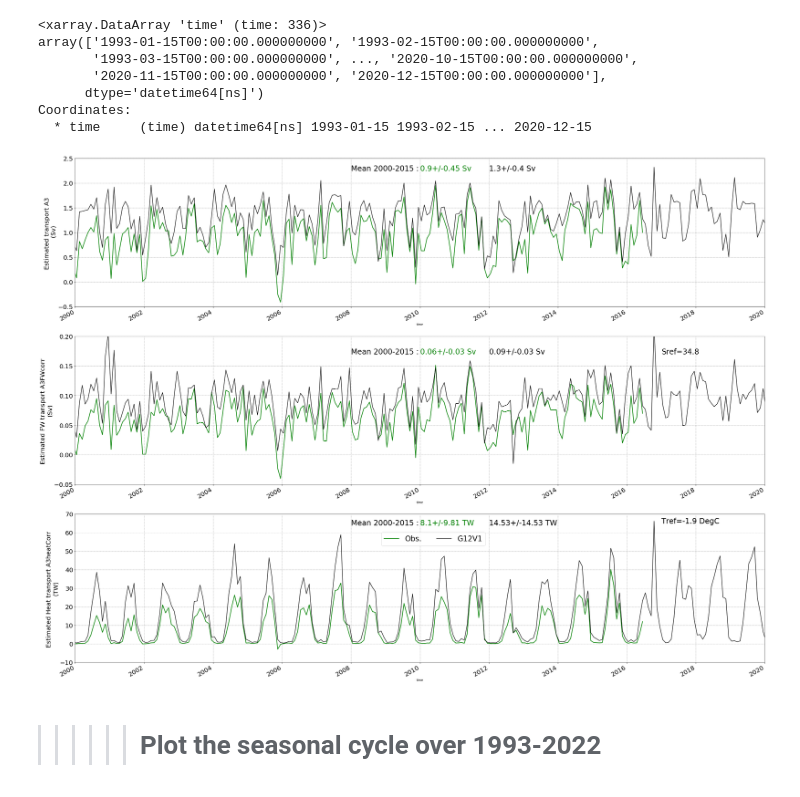
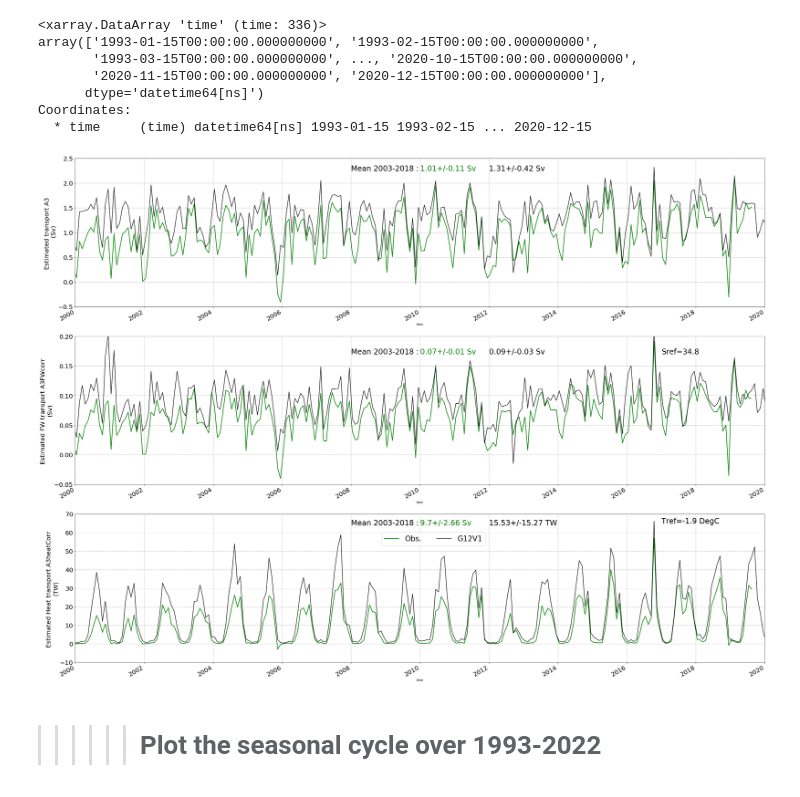
Before and after one commit to ctalandi/TOOLS, a Jupyter notebook: INTERPOLATION/GLORYS12V1/CREG12.L75/BERING/VELOCITY-CORRECTION/Glorys12v1_BERING_BDYs_4CREG12.L75_y19932022.ipynb, the cells around one changed output. Drawn from its saved outputs; the diff is of its cells as text; code cells hidden in the pictures.

```diff
--- a/INTERPOLATION/GLORYS12V1/CREG12.L75/BERING/VELOCITY-CORRECTION/Glorys12v1_BERING_BDYs_4CREG12.L75_y19932022.ipynb
+++ b/INTERPOLATION/GLORYS12V1/CREG12.L75/BERING/VELOCITY-CORRECTION/Glorys12v1_BERING_BDYs_4CREG12.L75_y19932022.ipynb
@@ -122,17 +172,17 @@ ds_M.coords['time']=pd.date_range(start=str(syear_GLORYS12V1AExMercL75)+'-01',\
 # Mean value and std over a specific time window
 if True:
     # Range over wich mean and STD are computed
-    calmean_s=2000  ; calmean_e=2015
+    calmean_s=2003  ; calmean_e=2018
 
     ds_M['transp_GLORYS12V1AExMercL75'].attrs=\
-    {'Std':np.array(ds_M['transp_GLORYS12V1AExMercL75'].sel(time=slice(str(calmean_s),str(calmean_e))).std())*1e-6,\
-     'Mean':np.array(ds_M['transp_GLORYS12V1AExMercL75'].sel(time=slice(str(calmean_s),str(calmean_e))).mean())*1e-6}
+    {'Std 2003-2018':np.array(ds_M['transp_GLORYS12V1AExMercL75'].sel(time=slice(str(calmean_s),str(calmean_e))).std())*1e-6,\
+     'Mean 2003-2018':np.array(ds_M['transp_GLORYS12V1AExMercL75'].sel(time=slice(str(calmean_s),str(calmean_e))).mean())*1e-6}
     ds_M['FW_GLORYS12V1AExMercL75'].attrs=\
-    {'Std':np.array(ds_M['FW_GLORYS12V1AExMercL75'].sel(time=slice(str(calmean_s),str(calmean_e))).std())*1e-6,\
-     'Mean':np.array(ds_M['FW_GLORYS12V1AExMercL75'].sel(time=slice(str(calmean_s),str(calmean_e))).mean())*1e-6}
+    {'Std 2003-2018':np.array(ds_M['FW_GLORYS12V1AExMercL75'].sel(time=slice(str(calmean_s),str(calmean_e))).std())*1e-6,\
+     'Mean 2003-2018':np.array(ds_M['FW_GLORYS12V1AExMercL75'].sel(time=slice(str(calmean_s),str(calmean_e))).mean())*1e-6}
     ds_M['HT_GLORYS12V1AExMercL75'].attrs=\
-    {'Std':np.array(ds_M['HT_GLORYS12V1AExMercL75'].sel(time=slice(str(calmean_s),str(calmean_e))).std())*1e-12,\
-     'Mean':np.array(ds_M['HT_GLORYS12V1AExMercL75'].sel(time=slice(str(calmean_s),str(calmean_e))).mean())*1e-12}
+    {'Std 2003-2018':np.array(ds_M['HT_GLORYS12V1AExMercL75'].sel(time=slice(str(calmean_s),str(calmean_e))).std())*1e-12,\
+     'Mean 2003-2018':np.array(ds_M['HT_GLORYS12V1AExMercL75'].sel(time=slice(str(calmean_s),str(calmean_e))).mean())*1e-12}
 # %%
 # Save the preliminary data:
 if True:
@@ -150,18 +200,21 @@ Coordinates:
   * time     (time) datetime64[ns] 1993-01-15 1993-02-15 ... 2020-12-15
 # %%
 plt.figure(figsize=(40,30))
-calmean_s=2000  ; calmean_e=2015
+calmean_s=2003  ; calmean_e=2018
 
 # Volume transport
 #------------------------------------------------------------------------------------
 plt.title('Bering Strait Monthly means \n Obs. from Woodgate et al. PO2017', size=25)
 ax=plt.subplot(311)
-ds_Obs['transp_A3MeanCorr'].plot(color='g',linewidth=2.)
+ds_Obs21['transp_A3MeanCorr'].plot(color='g',linewidth=2.)
 (ds_M['transp_GLORYS12V1AExMercL75']*1e-6).plot(color='k')
 
 ax.text('2008',2.25   ,'Mean '+str(calmean_s)+'-'+str(calmean_e)+' : ',color='k',size=24)
-ax.text('2010',2.25   ,str(np.round(np.nanmean(transp_A3MeanCorr[(calmean_s-syear_Obs)*12:(calmean_e-syear_Obs)*12]),decimals=1))+'+/-'+str(transp_A3MeanCorr_std)+' Sv',color='g',size=24)
-ax.text('2012',2.25   ,str(np.round(ds_M['transp_GLORYS12V1AExMercL75'].Mean,decimals=1))+'+/-'+str(np.round(ds_M['transp_GLORYS12V1AExMercL75'].Std,decimals=2))+' Sv',color='k',size=24)
+ax.text('2010',2.25   ,str(np.round(np.array(ds_Obs21_year['transp_A3MeanCorr'].sel(time=slice(str(calmean_s),str(calmean_e))).mean()),decimals=2))+'+/-'+\
+        str(np.round(np.array(ds_Obs21_year['transp_A3MeanCorr'].sel(time=slice(str(calmean_s),str(calmean_e))).std()),decimals=2))+' Sv',color='g',size=24)
+ax.text('2012',2.25   ,str(np.round(ds_M['transp_GLORYS12V1AExMercL75'].attrs['Mean 2003-2018'],decimals=2))+'+/-'+str(np.round(ds_M['transp_GLORYS12V1AExMercL75'].attrs['Std 2003-2018'],decimals=2))+' Sv',color='k',size=24)
+
+ds_Obs21_year['transp_A3MeanCorr'].sel(time=slice('2003','2015'))
 
 plt.xlim(['2000','2020'])
 plt.ylim([-0.5,2.5])
@@ -173,12 +226,14 @@ plt.grid(True,linestyle='--', color='grey',alpha=0.7)
 # FW transport
 #------------------------------------------------------------------------------------
 ax=plt.subplot(312)
-ds_Obs['FW_A3FWcorr'].plot(color='g',linewidth=2.)
+ds_Obs21['FW_A3FWcorr'].plot(color='g',linewidth=2.)
 (ds_M['FW_GLORYS12V1AExMercL75']*1e-6).plot(color='k')
 
 ax.text('2008',0.17   ,'Mean '+str(calmean_s)+'-'+str(calmean_e)+' : ',color='k',size=24)
-ax.text('2010',0.17   ,str(np.round(np.nanmean(FW_A3FWcorr[(calmean_s-syear_Obs)*12:(calmean_e-syear_Obs)*12]) ,decimals=2))+'+/-'+str(FW_A3FWcorr_std)+' Sv',color='g',size=24)
-ax.text('2012',0.17   ,str(np.round(ds_M['FW_GLORYS12V1AExMercL75'].Mean,decimals=2))+'+/-'+str(np.round(ds_M['FW_GLORYS12V1AExMercL75'].Std,decimals=2))+' Sv',color='k',size=24)
+#ax.text('2010',0.17   ,str(np.round(np.nanmean(FW_A3FWcorr21[(calmean_s-syear_Obs)*12:(calmean_e-syear_Obs)*12]) ,decimals=2))+'+/-'+str(FW_A3FWcorr_std21)+' Sv',color='g',size=24)
+ax.text('2010',0.17   ,str(np.round(np.array(ds_Obs21_year['FW_A3FWcorr'].sel(time=slice(str(calmean_s),str(calmean_e))).mean()),decimals=2))+'+/-'+\
+        str(np.round(np.array(ds_Obs21_year['FW_A3FWcorr'].sel(time=slice(str(calmean_s),str(calmean_e))).std()),decimals=2))+' Sv',color='g',size=24)
+ax.text('2012',0.17   ,str(np.round(ds_M['FW_GLORYS12V1AExMercL75'].attrs['Mean 2003-2018'],decimals=2))+'+/-'+str(np.round(ds_M['FW_GLORYS12V1AExMercL75'].attrs['Std 2003-2018'],decimals=2))+' Sv',color='k',size=24)
 ax.text('2017',0.17   ,'Sref=34.8',color='k',size=24)
 
 plt.xlim(['2000','2020'])
@@ -186,39 +241,41 @@ plt.ylim([-0.05,0.2])
 plt.ylabel('Estimated FW transport A3FWcorr \n'+r'(Sv)',size=20)
 plt.xticks(size=20)
 plt.yticks(size=20)
 plt.grid(True,linestyle='--', color='grey',alpha=0.7)
 
 # Heat transport
 #------------------------------------------------------------------------------------
 ax=plt.subplot(313)
-ds_Obs['HT_A3heatCorr'].plot(color='g',linewidth=2.,label='Obs.')
+ds_Obs21['HT_A3heatCorr'].plot(color='g',linewidth=2.,label='Obs.')
 (ds_M['HT_GLORYS12V1AExMercL75']*1e-12).plot(color='k',label='G12V1')
 
 ax.text('2008',64.   ,'Mean '+str(calmean_s)+'-'+str(calmean_e)+' : ',color='k',size=24)
-ax.text('2010',64.   ,str(np.round(np.nanmean(HT_A3heatCorr[(calmean_s-syear_Obs)*12:(calmean_e-syear_Obs)*12]),decimals=1))+'+/-'+str(HT_A3heatCorr_std)+' TW',color='g',size=24)
-ax.text('2012',64.   ,str(np.round(ds_M['HT_GLORYS12V1AExMercL75'].Std,decimals=2))+'+/-'+str(np.round(ds_M['HT_GLORYS12V1AExMercL75'].Std,decimals=2))+' TW',color='k',size=24)
+#ax.text('2010',64.   ,str(np.round(np.nanmean(HT_A3heatCorr21[(calmean_s-syear_Obs)*12:(calmean_e-syear_Obs)*12]),decimals=2))+'+/-'+str(HT_A3heatCorr_std21)+' TW',color='g',size=24)
+ax.text('2010',64.   ,str(np.round(np.array(ds_Obs21_year['HT_A3heatCorr'].sel(time=slice(str(calmean_s),str(calmean_e))).mean()),decimals=2))+'+/-'+\
+        str(np.round(np.array(ds_Obs21_year['HT_A3heatCorr'].sel(time=slice(str(calmean_s),str(calmean_e))).std()),decimals=2))+' Sv',color='g',size=24)
+ax.text('2012',64.   ,str(np.round(ds_M['HT_GLORYS12V1AExMercL75'].attrs['Mean 2003-2018'],decimals=2))+'+/-'+str(np.round(ds_M['HT_GLORYS12V1AExMercL75'].attrs['Std 2003-2018'],decimals=2))+' TW',color='k',size=24)
 ax.text('2017',65.   ,'Tref=-1.9 DegC',color='k',size=24)
 
 plt.xlim(['2000','2020'])
 plt.ylabel('Estimated Heat transport A3heatCorr \n'+r'(TW)',size=20)
 plt.xticks(size=20)
 plt.yticks(size=20)
 plt.grid(True,linestyle='--', color='grey',alpha=0.7)
 plt.ylim([-10.,70.])
 
 plt.legend(bbox_to_anchor=(0., 0.8, 0.6, 0.102),ncol=2, fontsize=24)
 
 #plt.legend(bbox_to_anchor=(0., 1.17, 1., 0.102), ncol=3, mode="expand", borderaxespad=0.)
 #leg = plt.gca().get_legend()
 #ltext  = leg.get_texts()
 #plt.setp(ltext, fontsize=6.)
 
 #plt.tight_layout()
+dosavefig=True
+if dosavefig : plt.savefig('./FIGURES/BeringStrait_GLORYS12V1_monthlymeans_April2023_y20002020.pdf')
 dosavefig=False
-if dosavefig : plt.savefig('./FIGURES/BeringStrait_GLORYS12V1_monthlymeans_March2023_y20002020.pdf')
-dosavefig=False
 # %% [output]
-[figure, old version]
+[figure, new version]
 # %% [markdown]
 >>>>>> # Plot the seasonal cycle over 1993-2022
 # %%
```
Also changed, not shown: parts of 18 cells of this notebook, 1 other file.
